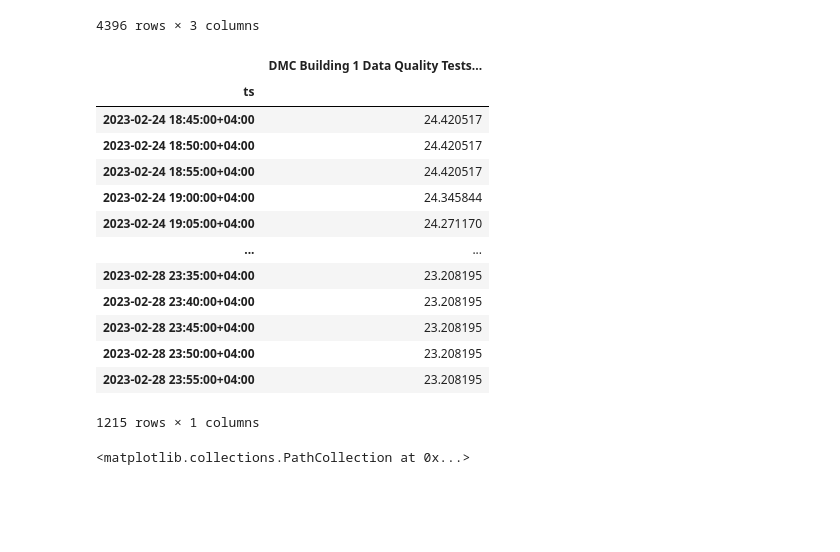
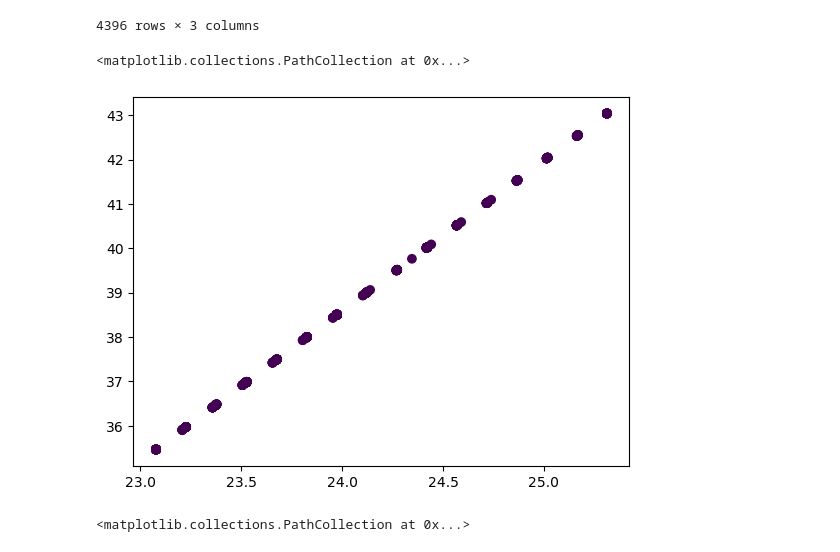
Before and after one commit to quajada/HubgradeDataCleaning, a Jupyter notebook: ChristineWorkspace.ipynb, the cells around one changed output. Cells and saved outputs as stored; diff of their text form; code cells hidden in the pictures; blank space fills up the shorter version.

```diff
--- a/ChristineWorkspace.ipynb
+++ b/ChristineWorkspace.ipynb
@@ -221,25 +221,11 @@ mt_imputed
 # %%
 mt_predict = mt_imputed[mt_imputed["status"]==1]
 mt_predict_y = mt_predict.iloc[:,1:-1]
 mt_predict_X = mt_predict.iloc[:,0:1]
-mt_predict_X
-
-#mt_original = mt_imputed[mt_imputed["status"]==0]
+plt.scatter(mt_predict_X, mt_predict_y, c=mt_predict.status, label="data")
 # %% [output]
-|  | DMC Building 1 Data Quality Tests... |
-| ts |  |
-| 2023-02-24 18:45:00+04:00 | 24.420517 |
-| 2023-02-24 18:50:00+04:00 | 24.420517 |
-| 2023-02-24 18:55:00+04:00 | 24.420517 |
-| 2023-02-24 19:00:00+04:00 | 24.345844 |
-| 2023-02-24 19:05:00+04:00 | 24.271170 |
-| ... | ... |
-| 2023-02-28 23:35:00+04:00 | 23.208195 |
-| 2023-02-28 23:40:00+04:00 | 23.208195 |
-| 2023-02-28 23:45:00+04:00 | 23.208195 |
-| 2023-02-28 23:50:00+04:00 | 23.208195 |
-| 2023-02-28 23:55:00+04:00 | 23.208195 |
-1215 rows × 1 columns
+<matplotlib.collections.PathCollection at 0x...>
+[figure, added]
 # %%
 import seaborn as sns
 
```
Also changed, not shown: parts of 1 cell of this notebook.
